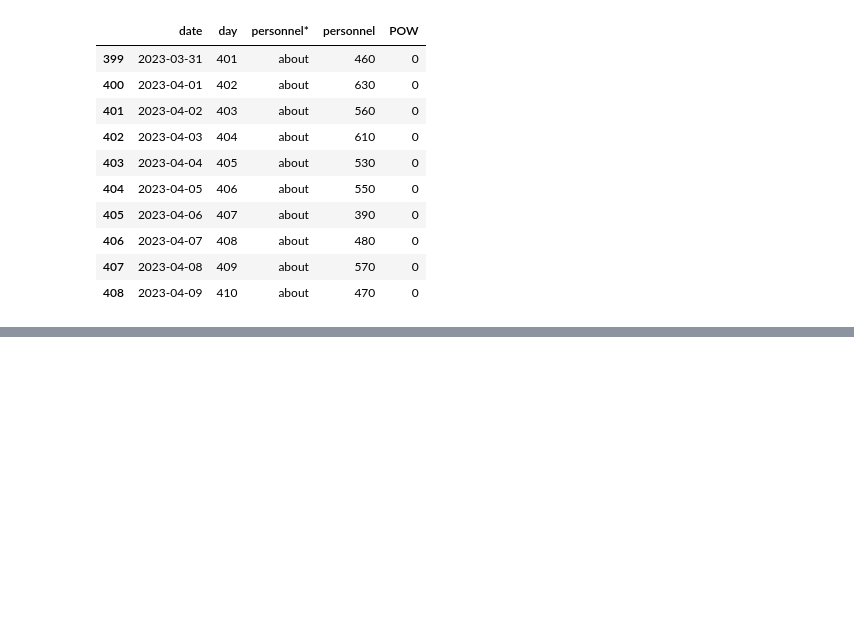
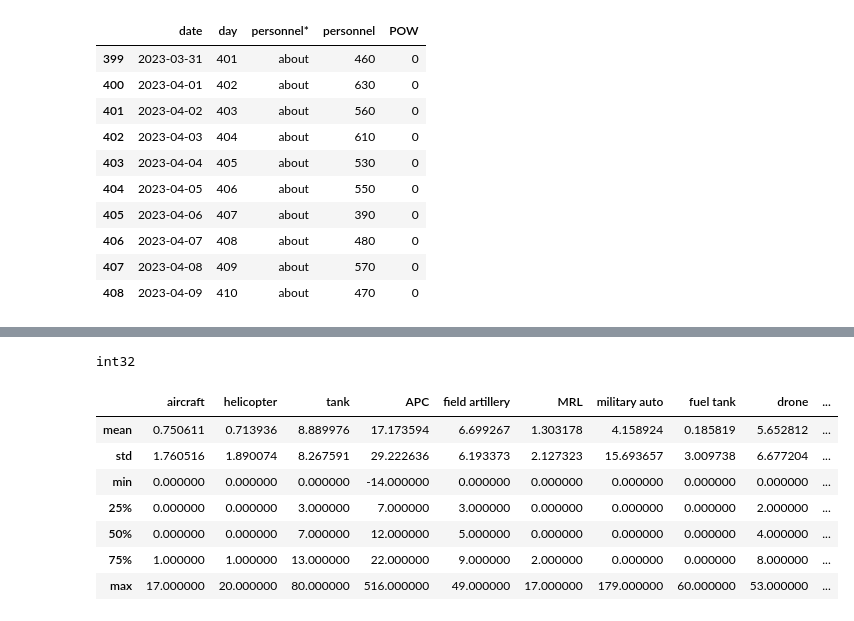
Before and after one commit to B3n-Coyne/B3n-Coyne.github.io, a Jupyter notebook: FinalTutorial.ipynb, the cells around one changed output, grey strips where cells are left out. Cells and saved outputs as stored; diff of their text form; code cells hidden in the pictures; blank space fills up the shorter version.

Commit message:
Update FinalTutorial.ipynb
Added some summary statistics for Russian losses.

```diff
--- a/FinalTutorial.ipynb
+++ b/FinalTutorial.ipynb
@@ -89,3 +91,27 @@ df_RU_total.tail(10)
 | 335 | Trucks, Vehicles and Jeeps | Unknown fuel tanker | NaN | Russia | 4 | NaN | NaN | NaN | ... |
 | 336 | Trucks, Vehicles and Jeeps | (Unknown) truck | NaN | Russia | 262 | 1.0 | NaN | 10.0 | ... |
 | 337 | Trucks, Vehicles and Jeeps | (Unknown) vehicle | NaN | Russia | 45 | NaN | NaN | NaN | ... |
+# %%
+# https://www.tutorialspoint.com/how-to-check-the-data-type-in-pandas-dataframe
+print(df_RU_equipment["aircraft"].dtype)
+# %% [output]
+int32
+# %%
+# Create some summary statistics for Russian equipment losses
+df_RU_equipment_summary = df_RU_equipment.describe()
+
+# Drop the "day" column - summary statistics are meaningless here
+df_RU_equipment_summary.drop(["day"], axis=1, inplace=True)
+# Drop the "count" column - already know we have 1 entry for each day
+df_RU_equipment_summary.drop(["count"], axis=0, inplace=True)
+
+df_RU_equipment_summary
+# %% [output]
+|  | aircraft | helicopter | tank | APC | field artillery | MRL | military auto | fuel tank | drone | ... |
+| mean | 0.750611 | 0.713936 | 8.889976 | 17.173594 | 6.699267 | 1.303178 | 4.158924 | 0.185819 | 5.652812 | ... |
+| std | 1.760516 | 1.890074 | 8.267591 | 29.222636 | 6.193373 | 2.127323 | 15.693657 | 3.009738 | 6.677204 | ... |
+| min | 0.000000 | 0.000000 | 0.000000 | -14.000000 | 0.000000 | 0.000000 | 0.000000 | 0.000000 | 0.000000 | ... |
+| 25% | 0.000000 | 0.000000 | 3.000000 | 7.000000 | 3.000000 | 0.000000 | 0.000000 | 0.000000 | 2.000000 | ... |
+| 50% | 0.000000 | 0.000000 | 7.000000 | 12.000000 | 5.000000 | 0.000000 | 0.000000 | 0.000000 | 4.000000 | ... |
+| 75% | 1.000000 | 1.000000 | 13.000000 | 22.000000 | 9.000000 | 2.000000 | 0.000000 | 0.000000 | 8.000000 | ... |
+| max | 17.000000 | 20.000000 | 80.000000 | 516.000000 | 49.000000 | 17.000000 | 179.000000 | 60.000000 | 53.000000 | ... |
```
Also changed, not shown: parts of 2 cells of this notebook.
